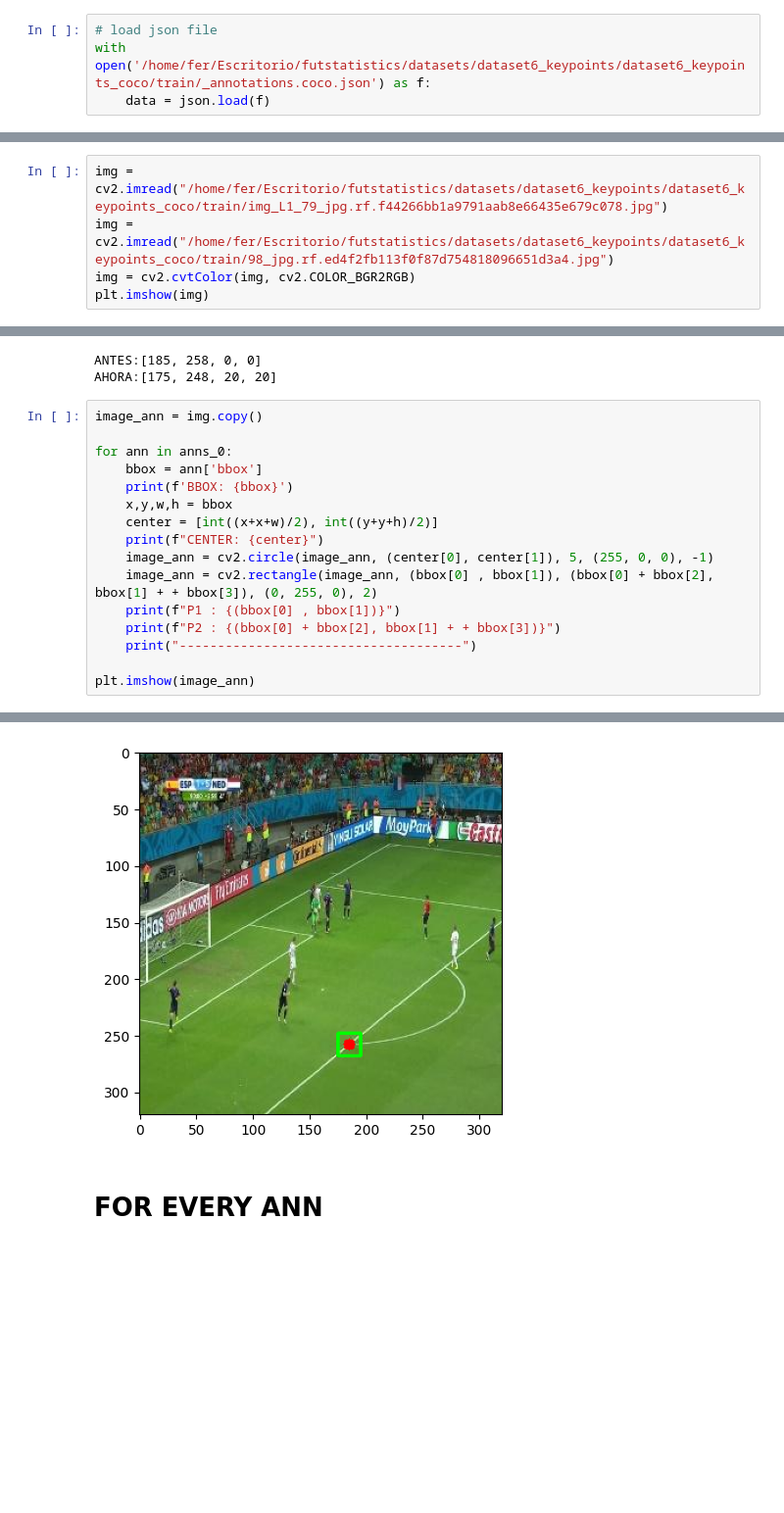
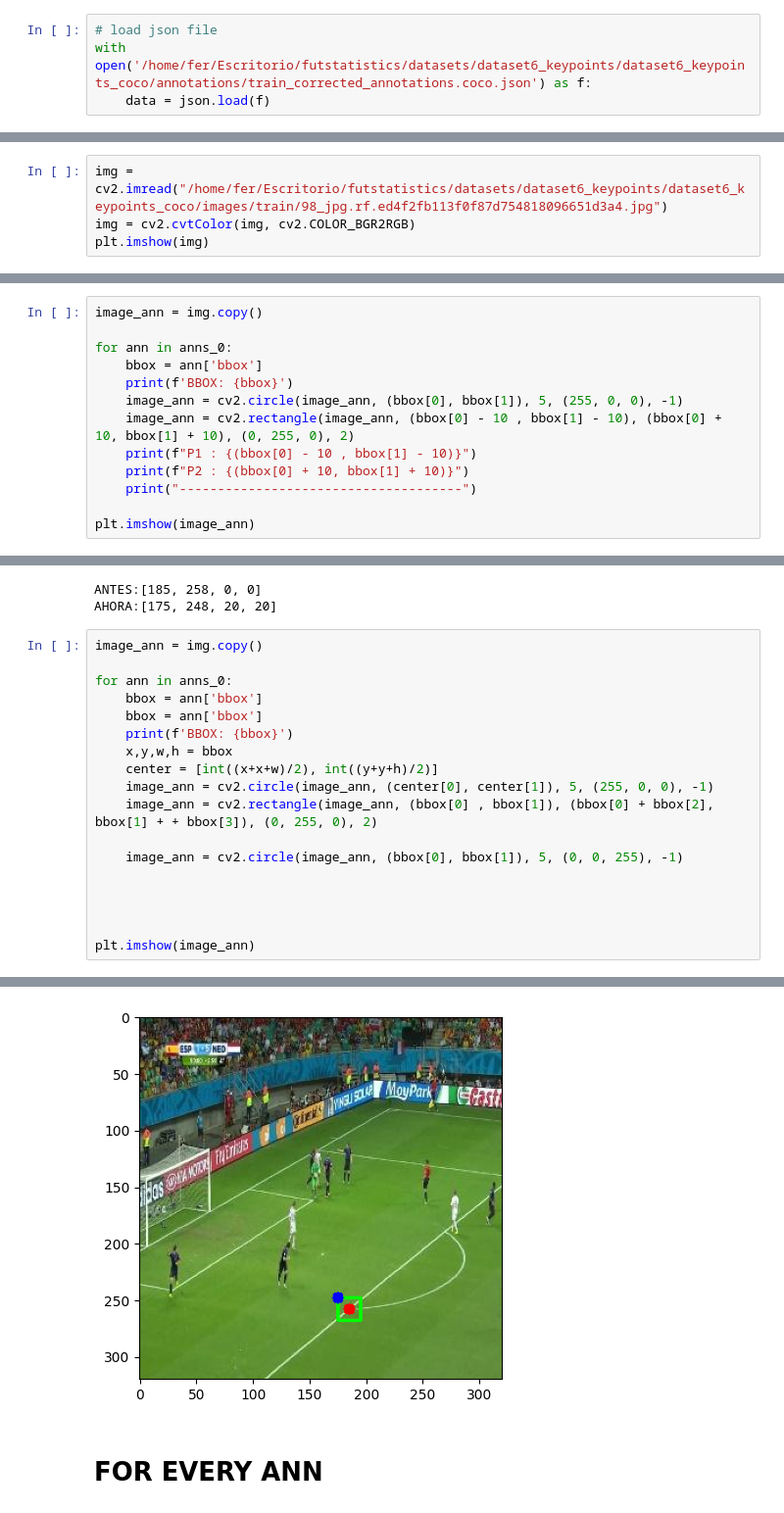
Before and after one commit to Fer14/futstats, a Jupyter notebook: homography/coco_dataset_eda.ipynb, the cells around one changed output, grey strips where cells are left out. Shown at 98% size. Saved outputs shown, nothing was run; the diff lists cells and outputs as text; blank space fills up the shorter version.

Commit message:
update coco formater

```diff
--- a/homography/coco_dataset_eda.ipynb
+++ b/homography/coco_dataset_eda.ipynb
@@ -5,13 +6,12 @@ import matplotlib.pyplot as plt
 # %%
 # load json file
-with open('/home/fer/Escritorio/futstatistics/datasets/dataset6_keypoints/dataset6_keypoints_coco/train/_annotations.coco.json') as f:
+with open('/home/fer/Escritorio/futstatistics/datasets/dataset6_keypoints/dataset6_keypoints_coco/annotations/train_corrected_annotations.coco.json') as f:
     data = json.load(f)
 # %%
 anns = data['annotations']
 imgs = data['images']
 # %%
-img = cv2.imread("/home/fer/Escritorio/futstatistics/datasets/dataset6_keypoints/dataset6_keypoints_coco/train/img_L1_79_jpg.rf.f44266bb1a9791aab8e66435e679c078.jpg")
-img = cv2.imread("/home/fer/Escritorio/futstatistics/datasets/dataset6_keypoints/dataset6_keypoints_coco/train/98_jpg.rf.ed4f2fb113f0f87d754818096651d3a4.jpg")
+img = cv2.imread("/home/fer/Escritorio/futstatistics/datasets/dataset6_keypoints/dataset6_keypoints_coco/images/train/98_jpg.rf.ed4f2fb113f0f87d754818096651d3a4.jpg")
 img = cv2.cvtColor(img, cv2.COLOR_BGR2RGB)
 plt.imshow(img)
 # %% [output]
@@ -21,0 +32,13 @@ anns_0 = [ann for ann in anns if ann['image_id'] == 1][:1]
+# %%
+image_ann = img.copy()
+
+for ann in anns_0:
+    bbox = ann['bbox']
+    print(f'BBOX: {bbox}')
+    image_ann = cv2.circle(image_ann, (bbox[0], bbox[1]), 5, (255, 0, 0), -1)
+    image_ann = cv2.rectangle(image_ann, (bbox[0] - 10 , bbox[1] - 10), (bbox[0] + 10, bbox[1] + 10), (0, 255, 0), 2)
+    print(f"P1 : {(bbox[0] - 10 , bbox[1] - 10)}")
+    print(f"P2 : {(bbox[0] + 10, bbox[1] + 10)}")
+    print("-------------------------------------")
+
+plt.imshow(image_ann)
@@ -57,15 +80,17 @@ image_ann = img.copy()
 
 for ann in anns_0:
     bbox = ann['bbox']
+    bbox = ann['bbox']
     print(f'BBOX: {bbox}')
     x,y,w,h = bbox
     center = [int((x+x+w)/2), int((y+y+h)/2)]
-    print(f"CENTER: {center}")
     image_ann = cv2.circle(image_ann, (center[0], center[1]), 5, (255, 0, 0), -1)
     image_ann = cv2.rectangle(image_ann, (bbox[0] , bbox[1]), (bbox[0] + bbox[2], bbox[1] + + bbox[3]), (0, 255, 0), 2)
-    print(f"P1 : {(bbox[0] , bbox[1])}")
-    print(f"P2 : {(bbox[0] + bbox[2], bbox[1] + + bbox[3])}")
-    print("-------------------------------------")
+
+    image_ann = cv2.circle(image_ann, (bbox[0], bbox[1]), 5, (0, 0, 255), -1)
+
+
+
 
 plt.imshow(image_ann)
 # %% [output]
@@ -77,4 +98,4 @@ P2 : (195, 268)
 <matplotlib.image.AxesImage at 0x...>
-[figure, old version]
+[figure, new version]
 # %% [markdown]
 # FOR EVERY ANN
```
Also changed, not shown: parts of 16 cells of this notebook.
